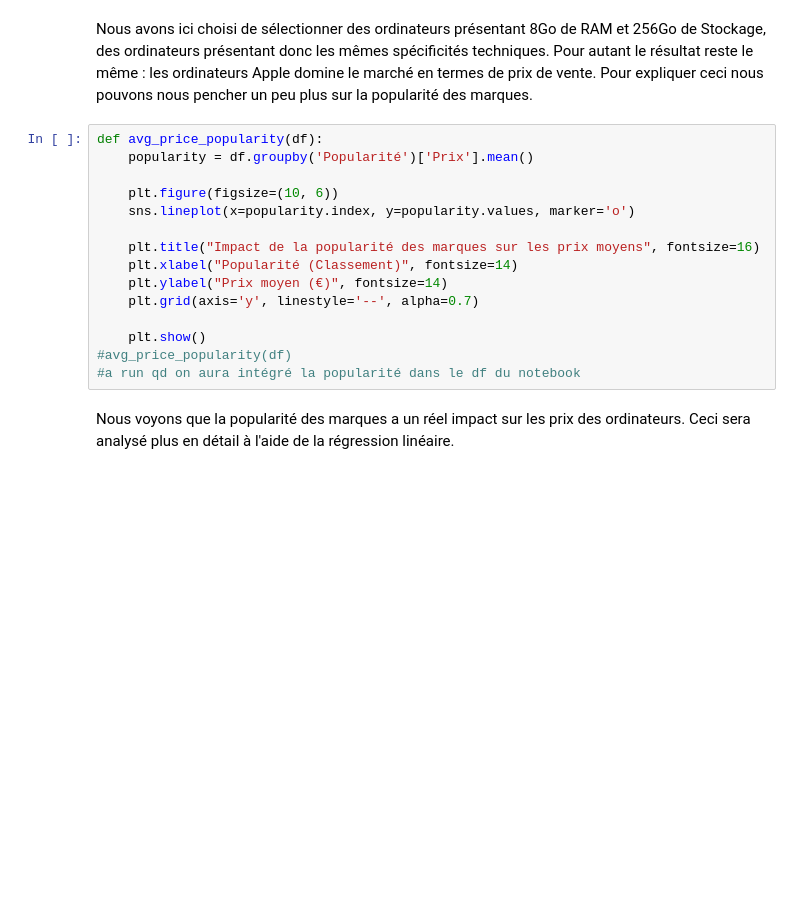
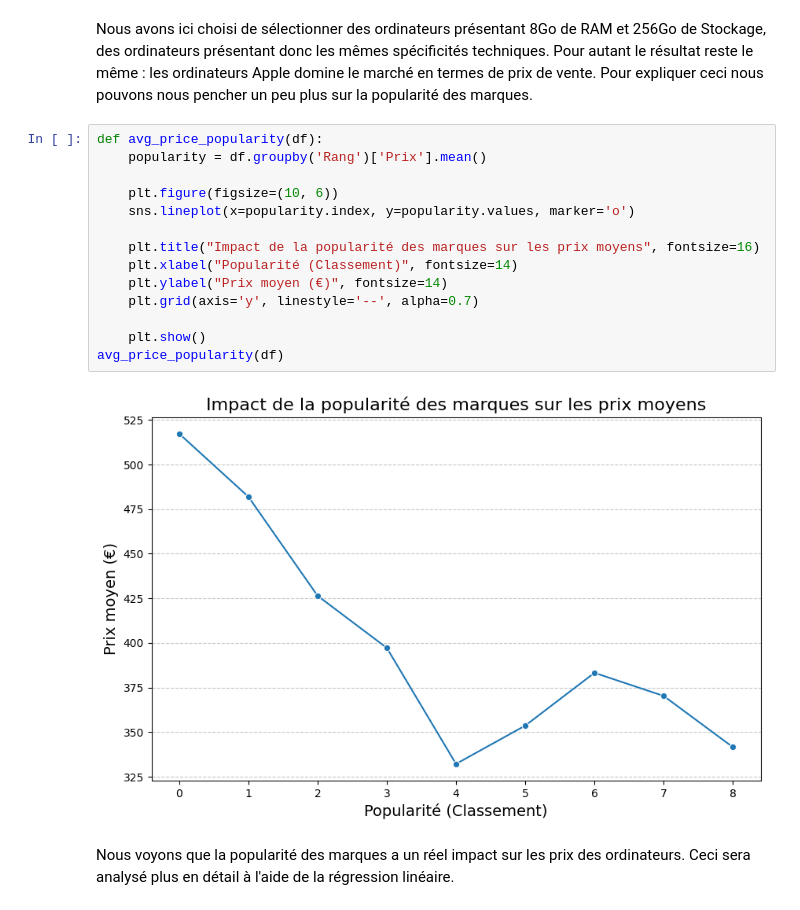
Before and after one commit to albantony/Projet_evaluation_prix_eBay, a Jupyter notebook: notebook.ipynb, the cells around one changed output. Saved outputs shown, nothing was run; the diff lists cells and outputs as text; blank space fills up the shorter version.

Commit message:
modification notebook

```diff
--- a/notebook.ipynb
+++ b/notebook.ipynb
@@ -547,19 +547,20 @@ See the caveats in the documentation: https://pandas.pydata.org/pandas-docs/stab
 Nous avons ici choisi de sélectionner des ordinateurs présentant 8Go de RAM et 256Go de Stockage, des ordinateurs présentant donc les mêmes spécificités techniques. Pour autant le résultat reste le même : les ordinateurs Apple domine le marché en termes de prix de vente. Pour expliquer ceci nous pouvons nous pencher un peu plus sur la popularité des marques.
 # %%
 def avg_price_popularity(df):
-    popularity = df.groupby('Popularité')['Prix'].mean()
+    popularity = df.groupby('Rang')['Prix'].mean()
 
     plt.figure(figsize=(10, 6))
     sns.lineplot(x=popularity.index, y=popularity.values, marker='o')
 
     plt.title("Impact de la popularité des marques sur les prix moyens", fontsize=16)
     plt.xlabel("Popularité (Classement)", fontsize=14)
     plt.ylabel("Prix moyen (€)", fontsize=14)
     plt.grid(axis='y', linestyle='--', alpha=0.7)
 
     plt.show()
-#avg_price_popularity(df)
-#a run qd on aura intégré la popularité dans le df du notebook
+avg_price_popularity(df)
+# %% [output]
+[figure, added]
 # %% [markdown]
 Nous voyons que la popularité des marques a un réel impact sur les prix des ordinateurs. Ceci sera analysé plus en détail à l'aide de la régression linéaire.
 # %% [markdown]
```
Also changed, not shown: parts of 12 cells of this notebook.
